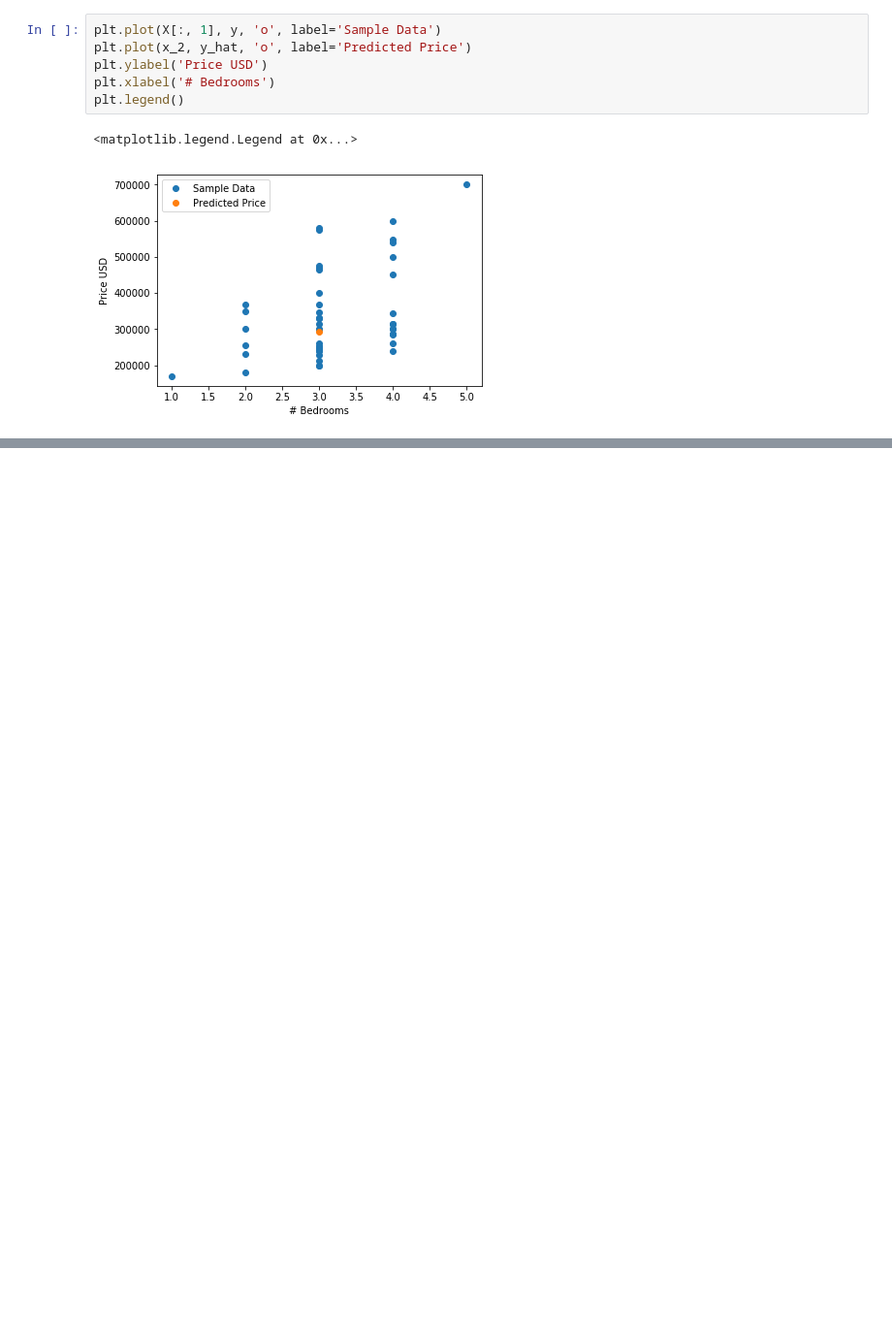
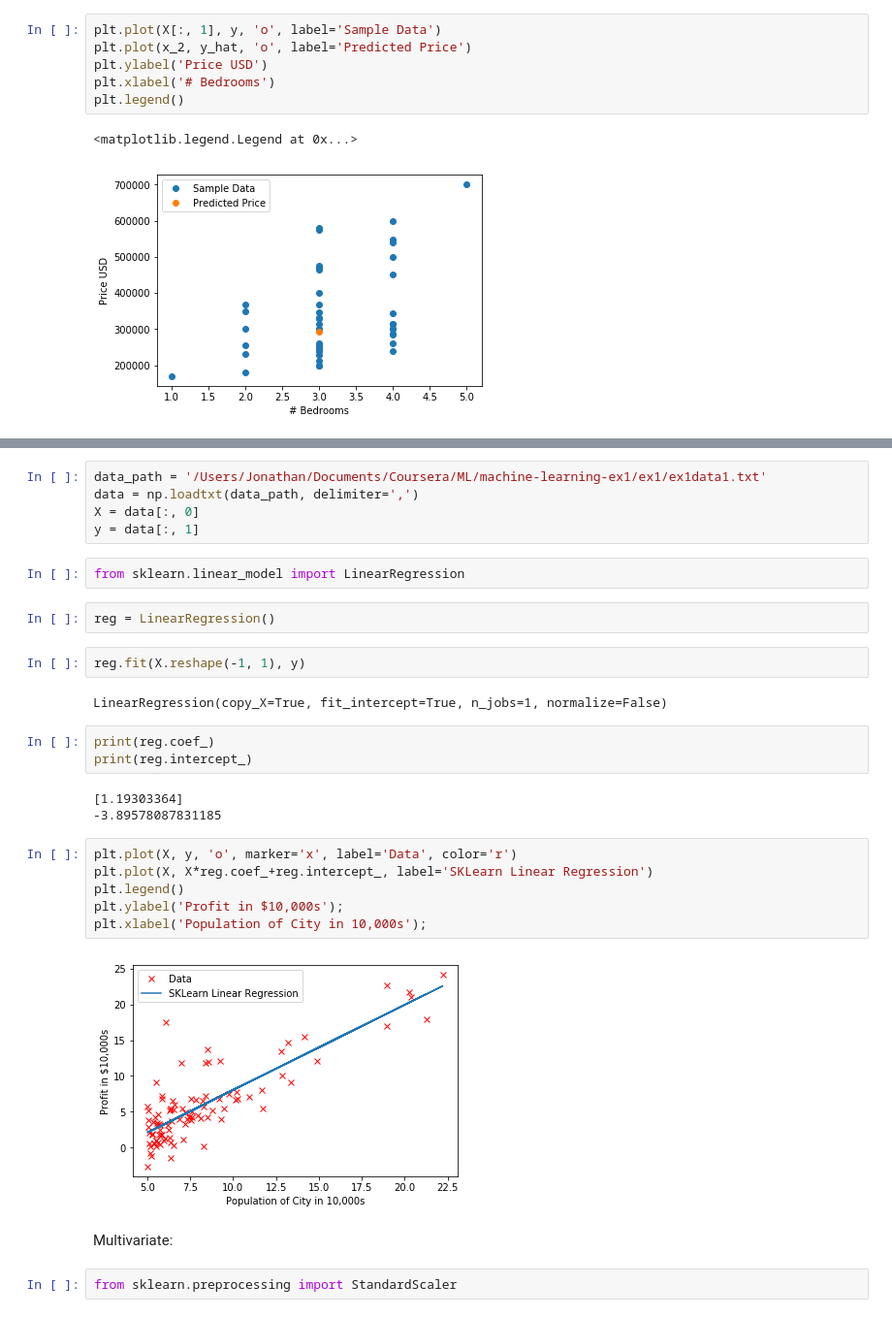
Before and after one commit to jcbaker1/Coursera, a Jupyter notebook: ML/machine-learning-ex1/ex1_python/ex1.ipynb, the cells around one changed output, grey strips where cells are left out. Shown: that part at 97% size. Drawn from its saved outputs; the diff is of its cells as text; blank space fills up the shorter version.

```diff
--- a/ML/machine-learning-ex1/ex1_python/ex1.ipynb
+++ b/ML/machine-learning-ex1/ex1_python/ex1.ipynb
@@ -280,0 +284,31 @@ plt.legend()
+# %%
+data_path = '/Users/Jonathan/Documents/Coursera/ML/machine-learning-ex1/ex1/ex1data1.txt'
+data = np.loadtxt(data_path, delimiter=',')
+X = data[:, 0]
+y = data[:, 1]
+# %%
+from sklearn.linear_model import LinearRegression
+# %%
+reg = LinearRegression()
+# %%
+reg.fit(X.reshape(-1, 1), y)
+# %% [output]
+LinearRegression(copy_X=True, fit_intercept=True, n_jobs=1, normalize=False)
+# %%
+print(reg.coef_)
+print(reg.intercept_)
+# %% [output]
+[1.19303364]
+-3.89578087831185
+# %%
+plt.plot(X, y, 'o', marker='x', label='Data', color='r')
+plt.plot(X, X*reg.coef_+reg.intercept_, label='SKLearn Linear Regression')
+plt.legend()
+plt.ylabel('Profit in $10,000s');
+plt.xlabel('Population of City in 10,000s');
+# %% [output]
+[figure, added]
+# %% [markdown]
+Multivariate:
+# %%
+from sklearn.preprocessing import StandardScaler
```
Also changed, not shown: parts of 9 cells of this notebook, 2 other files.
